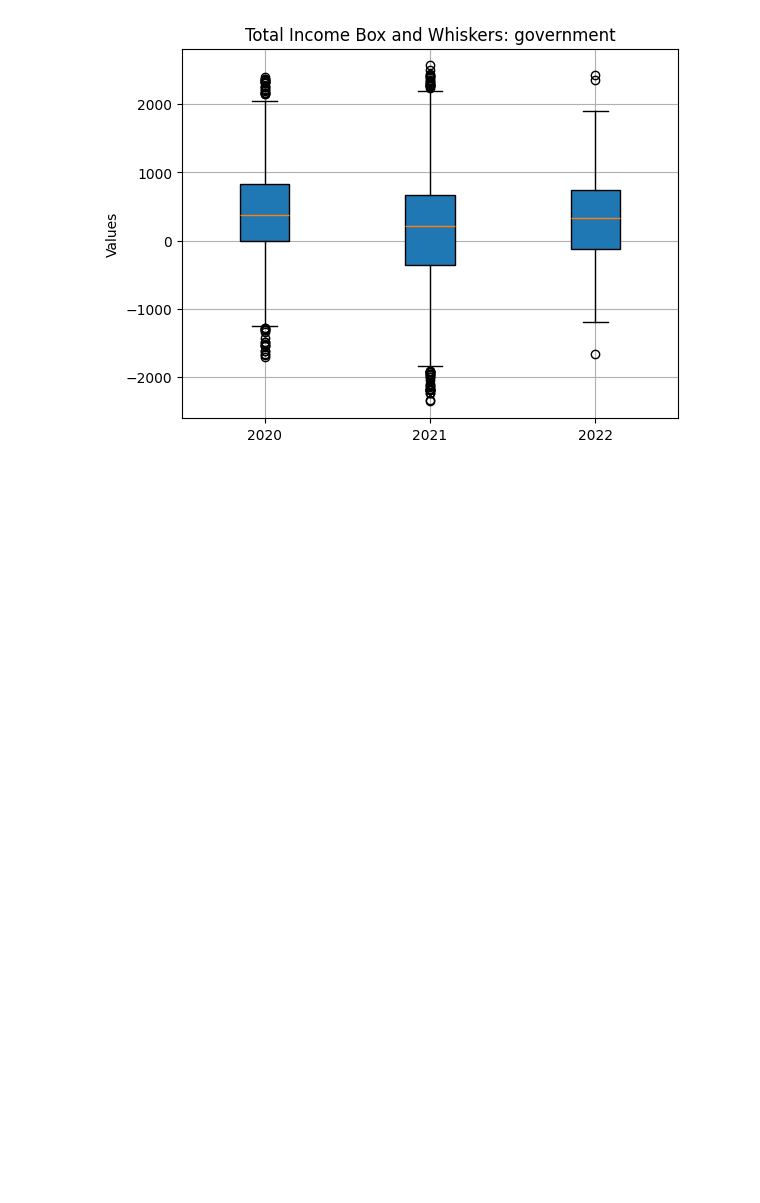
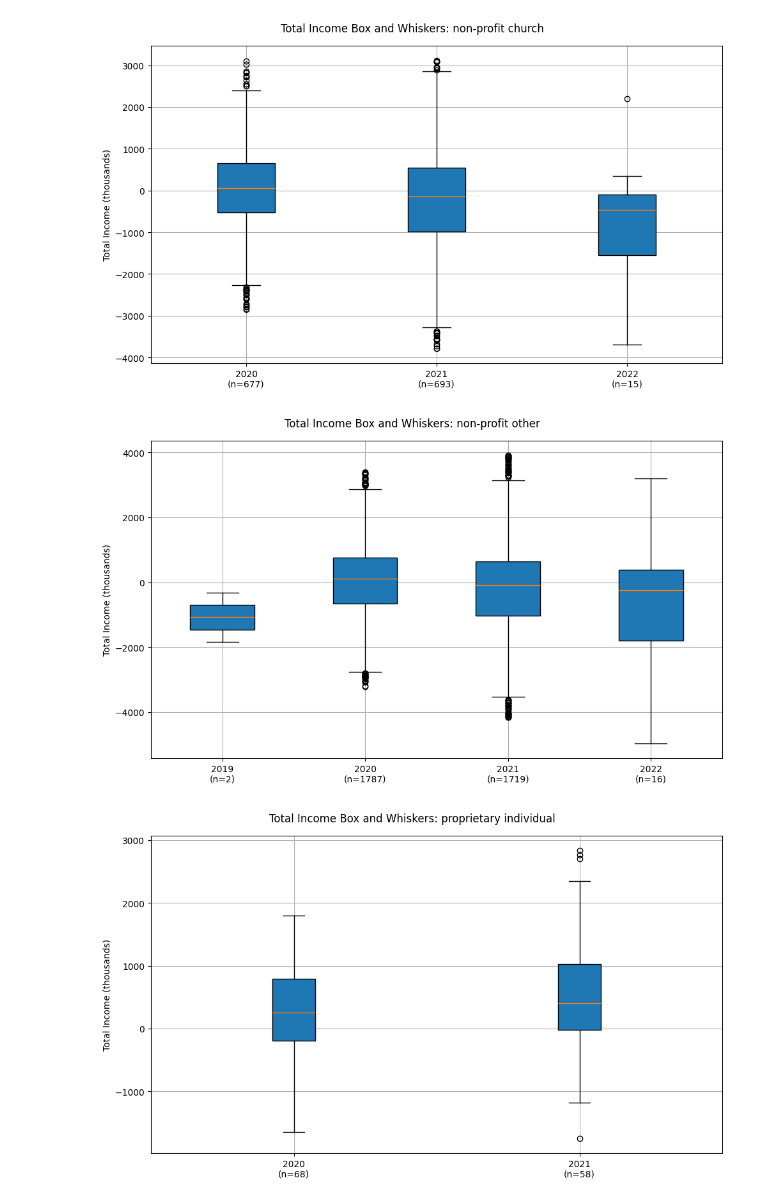
Before and after one commit to joshua-orndorff/Data-4999, a Jupyter notebook: exploratory-data-analysis.ipynb, the cells around one changed output. Drawn from its saved outputs; the diff is of its cells as text; code cells hidden in the pictures; blank space fills up the shorter version.

```diff
--- a/exploratory-data-analysis.ipynb
+++ b/exploratory-data-analysis.ipynb
@@ -63,17 +63,29 @@ def box_and_whisker(ownership):
     data = list(cleaned_dict.values())
     labels = list(cleaned_dict.keys())
 
-    fig, ax = plt.subplots()
+    # Get the length of each years observations
+    n = [len(sublist) for sublist in data]
+
+    # Concatenate lengths with labels
+    labels_with_n = [f'{label}\n(n={count})' for label, count in zip(labels, n)]
+
+    fig, ax = plt.subplots(figsize= (10,6))
 
     ax.boxplot(data, patch_artist=True)
-    ax.set_xticklabels(labels)
-    ax.set_ylabel('Values')
+    ax.set_xticklabels(labels_with_n)
+    ax.set_ylabel('Total Income (thousands)')
 
-    plt.title(f'Total Income Box and Whiskers: {ownership}')
+    plt.suptitle(f'Total Income Box and Whiskers: {ownership}')
     plt.grid(True)
 
+    # Adjust the layout to expand x-axis
+    plt.tight_layout()
+
     plt.show()
-# %%
-box_and_whisker('government')
-# %% [output]
-[figure, removed]
+# %%
+for v in ownership_dict.values():
+    box_and_whisker(v)
+# %% [output]
+[figure, added]
+[figure, added]
+[figure, added]
```
Also changed, not shown: parts of 5 cells of this notebook.
